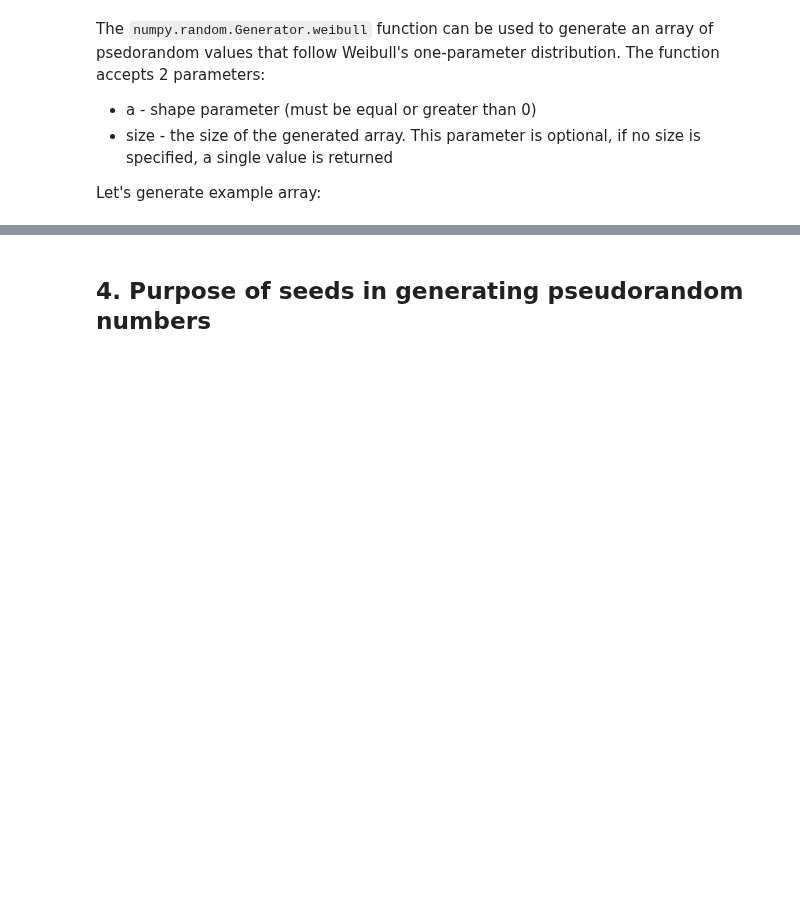
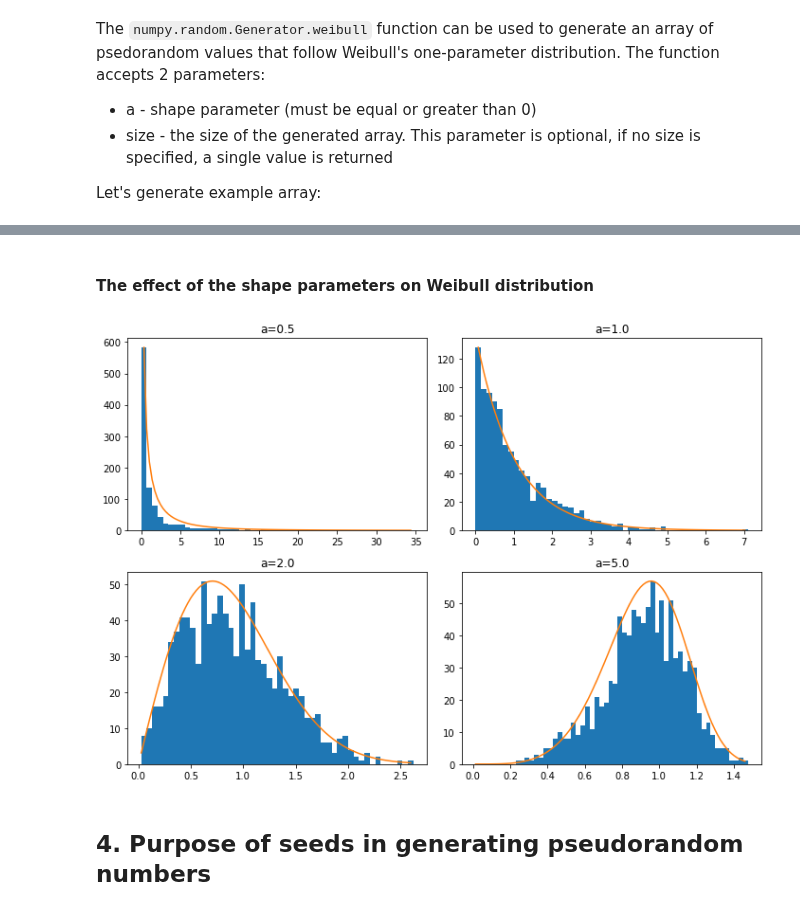
Before and after one commit to przemekbil/PfDA_2021, a Jupyter notebook: Assignments/Assignment.ipynb, the cells around one changed output, grey strips where cells are left out. Saved outputs shown, nothing was run; the diff lists cells and outputs as text; code cells hidden in the pictures; blank space fills up the shorter version.

```diff
--- a/Assignments/Assignment.ipynb
+++ b/Assignments/Assignment.ipynb
@@ -147,3 +160,37 @@ plt.show()
+# %% [markdown]
+#### The effect of the shape parameters on Weibull distribution
+# %%
+def sub_plt(p, a):
+    weibull = rng.weibull(a, 1000)
+    x = np.arange(1, 100.)/100.*max(weibull)
+
+    count, bins, ignored = p.hist(weibull, 50)
+    scale = count.max()/pdf(x, a).max()
+    p.plot(x, pdf(x, a)*scale)
+    p.title('a={}'.format(a))
+
+# as per How to increase the spacing between subplots in Matplotlib [9]
+plt.rcParams["figure.figsize"] = [10, 7]
+
+a=0.5
+plt.subplot(2,2,1)
+sub_plt(plt, a)
+
+a=1.
+plt.subplot(2,2,2)
+sub_plt(plt, a)
+
+a=2.
+plt.subplot(2,2,3)
+sub_plt(plt, a)
+
+a=5.
+plt.subplot(2,2,4)
+sub_plt(plt, a)
+
+plt.show()
+# %% [output]
+[figure, added]
 # %% [markdown]
 <a id="par4"></a>
 ## 4. Purpose of seeds in generating pseudorandom numbers
```
Also changed, not shown: parts of 8 cells of this notebook.
